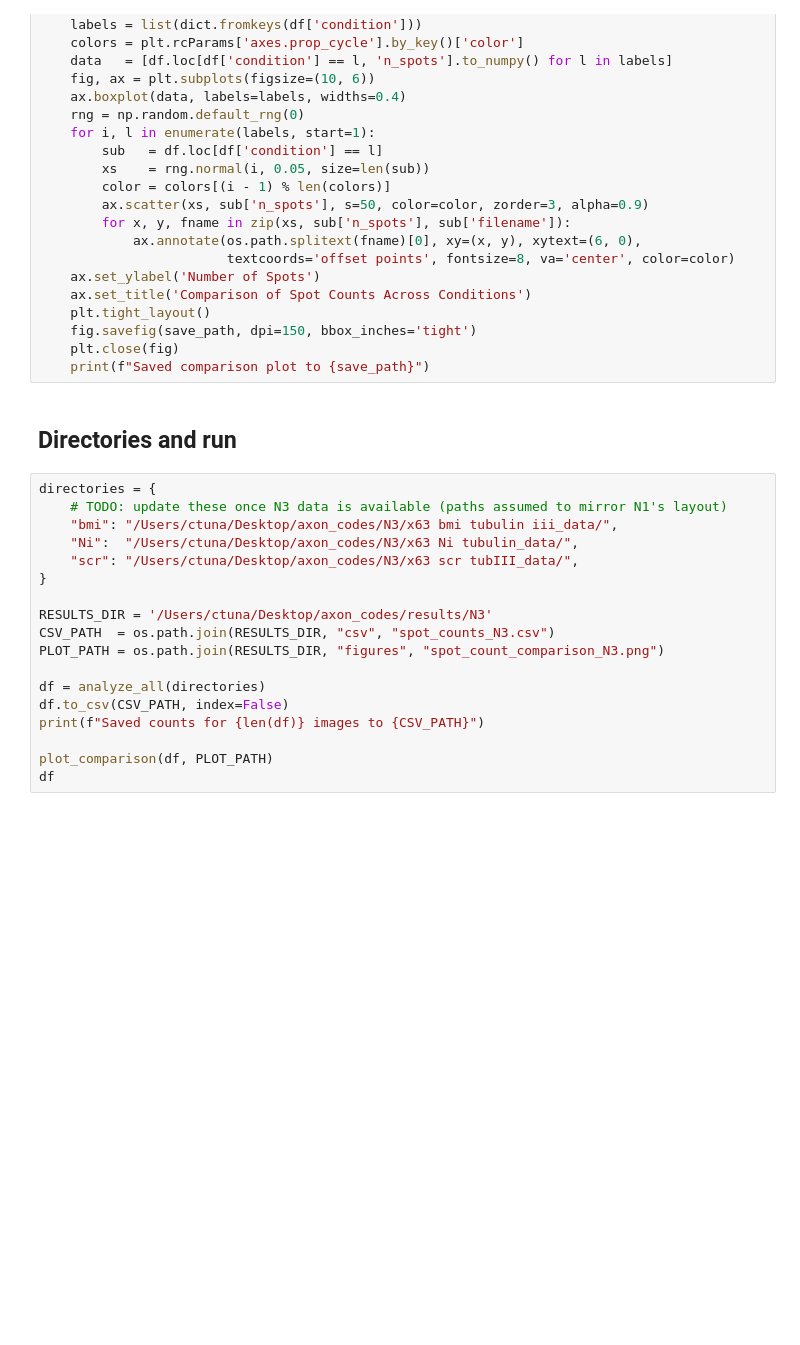
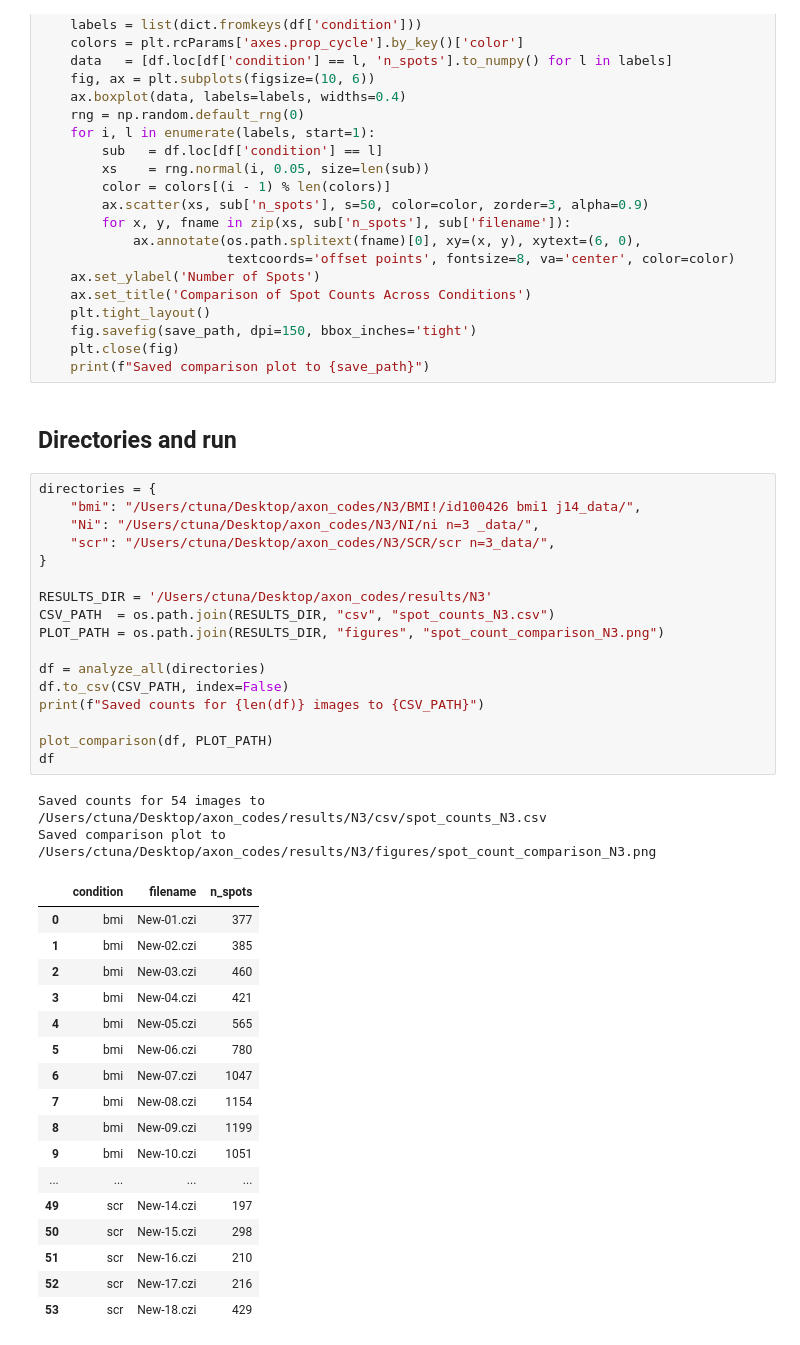
Before and after one commit to caglayantuna/Broken_axons, a Jupyter notebook: results/N3/spot_detection_N3.ipynb, the cells around one changed output. Drawn from its saved outputs; the diff is of its cells as text; blank space fills up the shorter version.

```diff
--- a/results/N3/spot_detection_N3.ipynb
+++ b/results/N3/spot_detection_N3.ipynb
@@ -68,19 +74,38 @@ def plot_comparison(df, save_path):
 ## Directories and run
 # %%
 directories = {
-    # TODO: update these once N3 data is available (paths assumed to mirror N1's layout)
-    "bmi": "/Users/ctuna/Desktop/axon_codes/N3/x63 bmi tubulin iii_data/",
-    "Ni":  "/Users/ctuna/Desktop/axon_codes/N3/x63 Ni tubulin_data/",
-    "scr": "/Users/ctuna/Desktop/axon_codes/N3/x63 scr tubIII_data/",
+    "bmi": "/Users/ctuna/Desktop/axon_codes/N3/BMI!/id100426 bmi1 j14_data/",
+    "Ni": "/Users/ctuna/Desktop/axon_codes/N3/NI/ni n=3 _data/",
+    "scr": "/Users/ctuna/Desktop/axon_codes/N3/SCR/scr n=3_data/",
 }
 
 RESULTS_DIR = '/Users/ctuna/Desktop/axon_codes/results/N3'
 CSV_PATH  = os.path.join(RESULTS_DIR, "csv", "spot_counts_N3.csv")
 PLOT_PATH = os.path.join(RESULTS_DIR, "figures", "spot_count_comparison_N3.png")
 
 df = analyze_all(directories)
 df.to_csv(CSV_PATH, index=False)
 print(f"Saved counts for {len(df)} images to {CSV_PATH}")
 
 plot_comparison(df, PLOT_PATH)
 df
+# %% [output]
+Saved counts for 54 images to /Users/ctuna/Desktop/axon_codes/results/N3/csv/spot_counts_N3.csv
+Saved comparison plot to /Users/ctuna/Desktop/axon_codes/results/N3/figures/spot_count_comparison_N3.png
+|  | condition | filename | n_spots |
+| 0 | bmi | New-01.czi | 377 |
+| 1 | bmi | New-02.czi | 385 |
+| 2 | bmi | New-03.czi | 460 |
+| 3 | bmi | New-04.czi | 421 |
+| 4 | bmi | New-05.czi | 565 |
+| 5 | bmi | New-06.czi | 780 |
+| 6 | bmi | New-07.czi | 1047 |
+| 7 | bmi | New-08.czi | 1154 |
+| 8 | bmi | New-09.czi | 1199 |
+| 9 | bmi | New-10.czi | 1051 |
+| ... | ... | ... | ... |
+| 49 | scr | New-14.czi | 197 |
+| 50 | scr | New-15.czi | 298 |
+| 51 | scr | New-16.czi | 210 |
+| 52 | scr | New-17.czi | 216 |
+| 53 | scr | New-18.czi | 429 |
```
Also changed, not shown: parts of 3 cells of this notebook, 20 other files.
